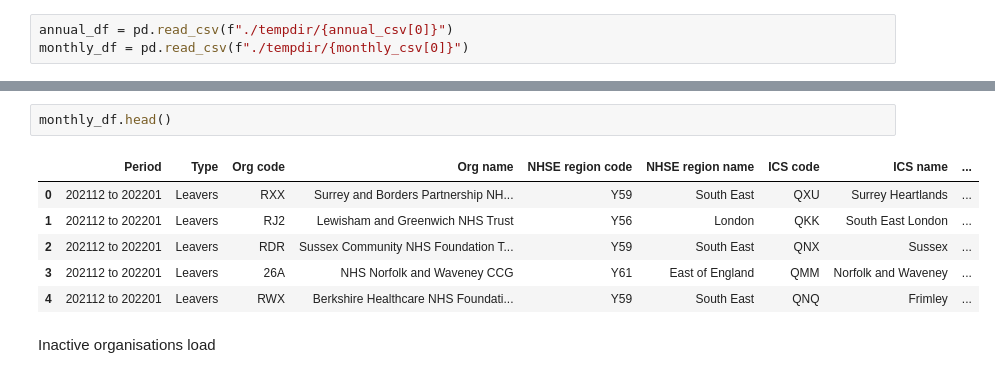
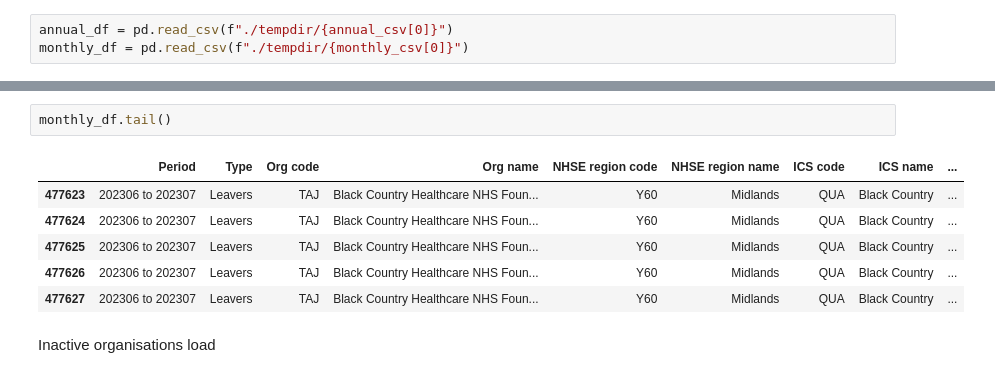
Before and after one commit to marierrogers/HSMAproject2023, a Jupyter notebook: 01_data/data_wrangling/2-wrangle-file-data.ipynb, the cells around one changed output, grey strips where cells are left out. Saved outputs shown, nothing was run; the diff lists cells and outputs as text.

```diff
--- a/01_data/data_wrangling/2-wrangle-file-data.ipynb
+++ b/01_data/data_wrangling/2-wrangle-file-data.ipynb
@@ -39,12 +39,12 @@ annual_df.head()
 # %%
-monthly_df.head()
+monthly_df.tail()
 # %% [output]
 |  | Period | Type | Org code | Org name | NHSE region code | NHSE region name | ICS code | ICS name | ... |
-| 0 | 202112 to 202201 | Leavers | RXX | Surrey and Borders Partnership NH... | Y59 | South East | QXU | Surrey Heartlands | ... |
-| 1 | 202112 to 202201 | Leavers | RJ2 | Lewisham and Greenwich NHS Trust | Y56 | London | QKK | South East London | ... |
-| 2 | 202112 to 202201 | Leavers | RDR | Sussex Community NHS Foundation T... | Y59 | South East | QNX | Sussex | ... |
-| 3 | 202112 to 202201 | Leavers | 26A | NHS Norfolk and Waveney CCG | Y61 | East of England | QMM | Norfolk and Waveney | ... |
-| 4 | 202112 to 202201 | Leavers | RWX | Berkshire Healthcare NHS Foundati... | Y59 | South East | QNQ | Frimley | ... |
+| 477623 | 202306 to 202307 | Leavers | TAJ | Black Country Healthcare NHS Foun... | Y60 | Midlands | QUA | Black Country | ... |
+| 477624 | 202306 to 202307 | Leavers | TAJ | Black Country Healthcare NHS Foun... | Y60 | Midlands | QUA | Black Country | ... |
+| 477625 | 202306 to 202307 | Leavers | TAJ | Black Country Healthcare NHS Foun... | Y60 | Midlands | QUA | Black Country | ... |
+| 477626 | 202306 to 202307 | Leavers | TAJ | Black Country Healthcare NHS Foun... | Y60 | Midlands | QUA | Black Country | ... |
+| 477627 | 202306 to 202307 | Leavers | TAJ | Black Country Healthcare NHS Foun... | Y60 | Midlands | QUA | Black Country | ... |
 # %% [markdown]
 Inactive organisations load
 # %%
```
Also changed, not shown: parts of 4 cells of this notebook.
